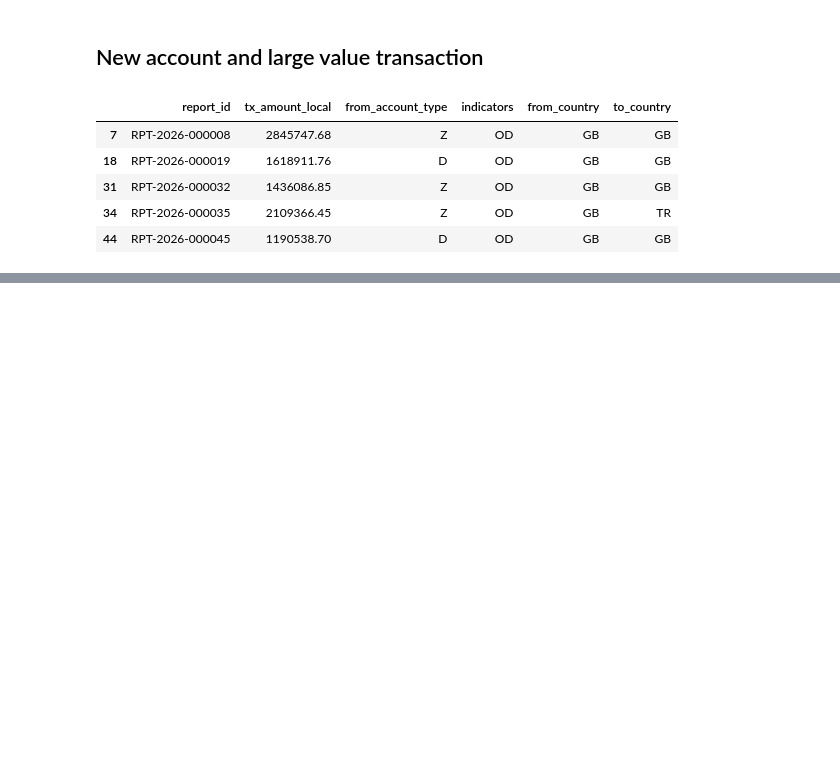
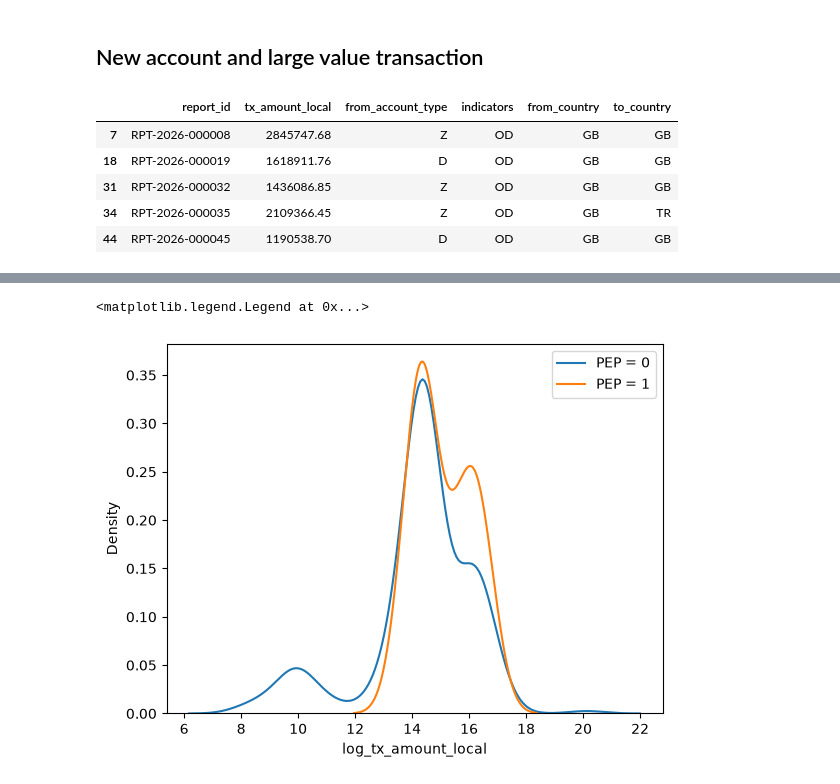
Before and after one commit to Lajnarpimger/DataVerse-_SignalVSNoise, a Jupyter notebook: STR_EDA.ipynb, the cells around one changed output, grey strips where cells are left out. Drawn from its saved outputs; the diff is of its cells as text; code cells hidden in the pictures; blank space fills up the shorter version.

```diff
--- a/STR_EDA.ipynb
+++ b/STR_EDA.ipynb
@@ -582,0 +628,17 @@ df[(df['new_account_90days'] == True) & (df['tx_amount_local'] > 1_000_000)][
+# %%
+sns.kdeplot(
+    data=df[df["sender_pep_flag"] == 0],
+    x="log_tx_amount_local",
+    label="PEP = 0"
+)
+
+sns.kdeplot(
+    data=df[df["sender_pep_flag"] == 1],
+    x="log_tx_amount_local",
+    label="PEP = 1"
+)
+
+plt.legend()
+# %% [output]
+<matplotlib.legend.Legend at 0x...>
+[figure, added]
```
Also changed, not shown: parts of 16 cells of this notebook.
